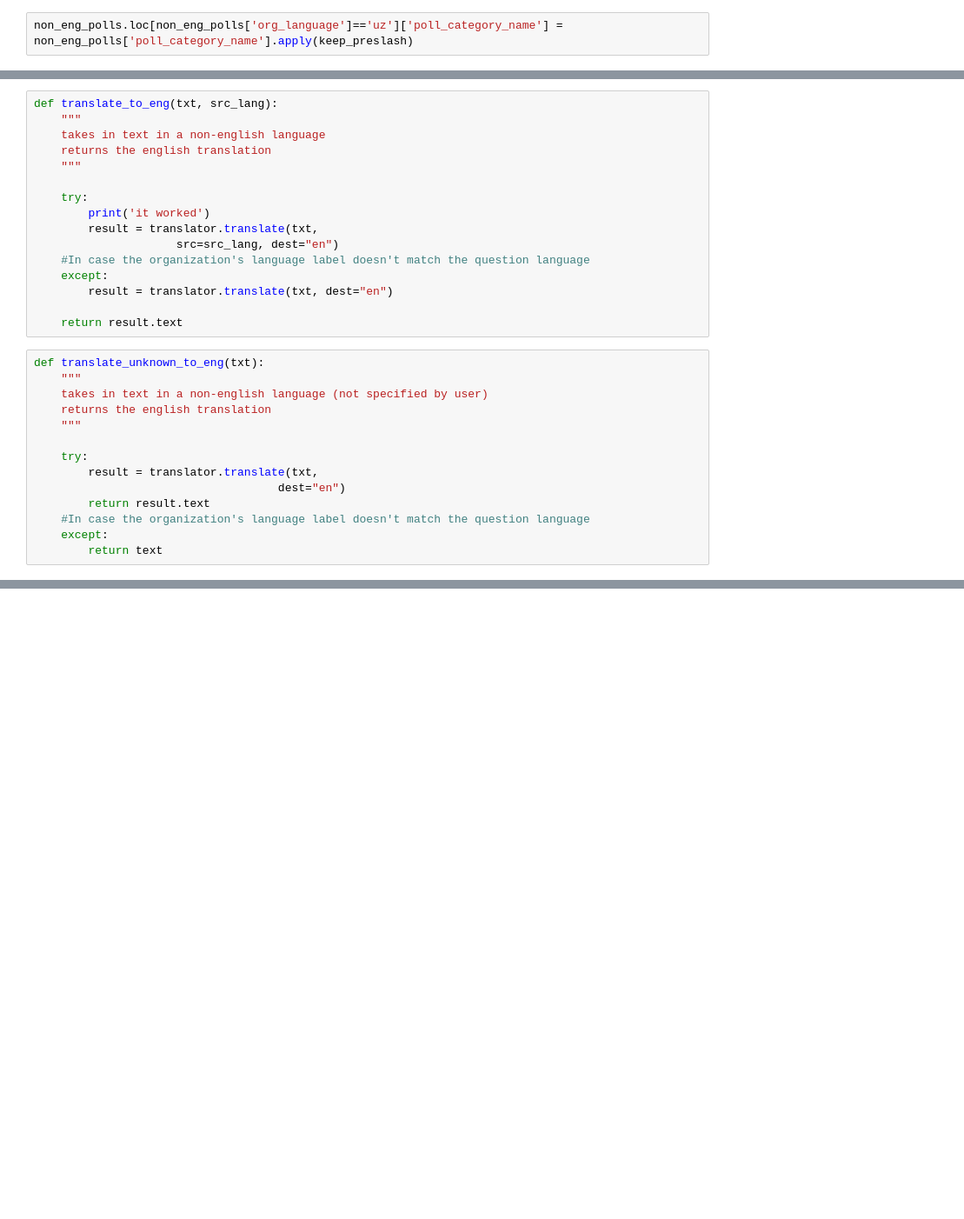
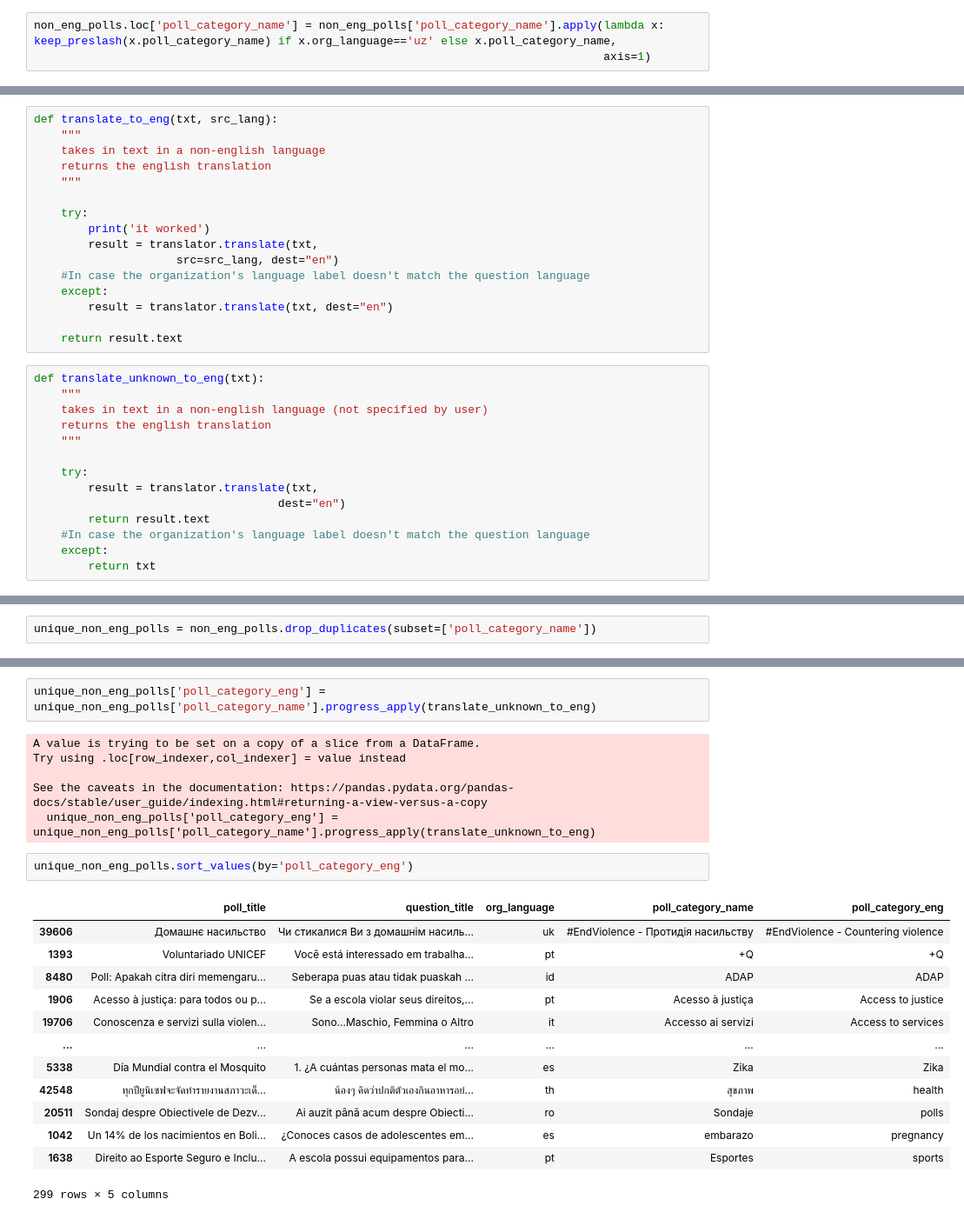
Before and after one commit to policyglot/unicef-ureport-polls, a Jupyter notebook: UNICEF_Finding_Common_Themes.ipynb, the cells around one changed output, grey strips where cells are left out. Shown at 87% size. Cells and saved outputs as stored; diff of their text form; blank space fills up the shorter version.

```diff
--- a/UNICEF_Finding_Common_Themes.ipynb
+++ b/UNICEF_Finding_Common_Themes.ipynb
@@ -171,5 +129,6 @@ print(keep_preslash('Yoshlar / Молодежь'))
 # %% [output]
 Yoshlar
 # %%
-non_eng_polls.loc[non_eng_polls['org_language']=='uz']['poll_category_name'] = non_eng_polls['poll_category_name'].apply(keep_preslash)
+non_eng_polls.loc['poll_category_name'] = non_eng_polls['poll_category_name'].apply(lambda x: keep_preslash(x.poll_category_name) if x.org_language=='uz' else x.poll_category_name,
+                                                                                    axis=1)
 # %% [output]
@@ -224,7 +181,7 @@ def translate_unknown_to_eng(txt):
         return result.text
     #In case the organization's language label doesn't match the question language
     except:
-        return text
+        return txt
 # %%
 #Testing the function
 print(translate_unknown_to_eng('Prevencija nasilja'))
@@ -242,0 +201,2 @@ AttributeError: 'NoneType' object has no attribute 'group'
+# %%
+unique_non_eng_polls = non_eng_polls.drop_duplicates(subset=['poll_category_name'])
@@ -242,0 +219,24 @@ AttributeError: 'NoneType' object has no attribute 'group'
+# %%
+unique_non_eng_polls['poll_category_eng'] = unique_non_eng_polls['poll_category_name'].progress_apply(translate_unknown_to_eng)
+# %% [output]
+A value is trying to be set on a copy of a slice from a DataFrame.
+Try using .loc[row_indexer,col_indexer] = value instead
+
+See the caveats in the documentation: https://pandas.pydata.org/pandas-docs/stable/user_guide/indexing.html#returning-a-view-versus-a-copy
+  unique_non_eng_polls['poll_category_eng'] = unique_non_eng_polls['poll_category_name'].progress_apply(translate_unknown_to_eng)
+# %%
+unique_non_eng_polls.sort_values(by='poll_category_eng')
+# %% [output]
+|  | poll_title | question_title | org_language | poll_category_name | poll_category_eng |
+| 39606 | Домашнє насильство | Чи стикалися Ви з домашнім насиль... | uk | #EndViolence - Протидія насильству | #EndViolence - Countering violence |
+| 1393 | Voluntariado UNICEF | Você está interessado em trabalha... | pt | +Q | +Q |
+| 8480 | Poll: Apakah citra diri memengaru... | Seberapa puas atau tidak puaskah ... | id | ADAP | ADAP |
+| 1906 | Acesso à justiça: para todos ou p... | Se a escola violar seus direitos,... | pt | Acesso à justiça | Access to justice |
+| 19706 | Conoscenza e servizi sulla violen... | Sono...Maschio, Femmina o Altro | it | Accesso ai servizi | Access to services |
+| ... | ... | ... | ... | ... | ... |
+| 5338 | Día Mundial contra el Mosquito | 1. ¿A cuántas personas mata el mo... | es | Zika | Zika |
+| 42548 | ทุกปียูนิเซฟจะจัดทำรายงานสภาวะเด็... | น้องๆ คิดว่าปกติตัวเองกินอาหารอย่... | th | สุขภาพ | health |
+| 20511 | Sondaj despre Obiectivele de Dezv... | Ai auzit până acum despre Obiecti... | ro | Sondaje | polls |
+| 1042 | Un 14% de los nacimientos en Boli... | ¿Conoces casos de adolescentes em... | es | embarazo | pregnancy |
+| 1638 | Direito ao Esporte Seguro e Inclu... | A escola possui equipamentos para... | pt | Esportes | sports |
+299 rows × 5 columns
```
Also changed, not shown: parts of 11 cells of this notebook, 1 other file.
